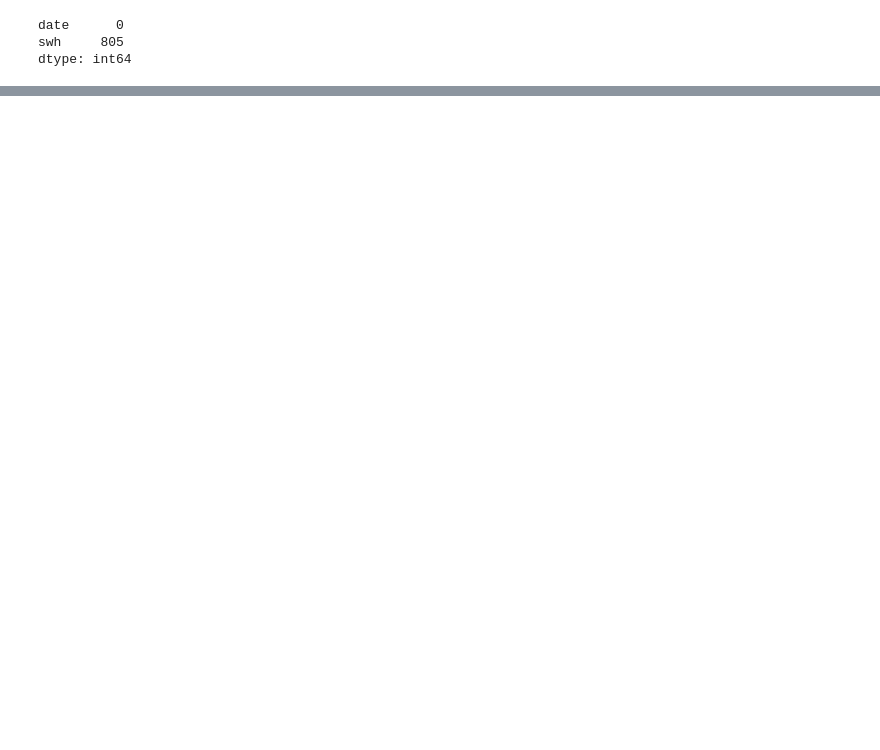
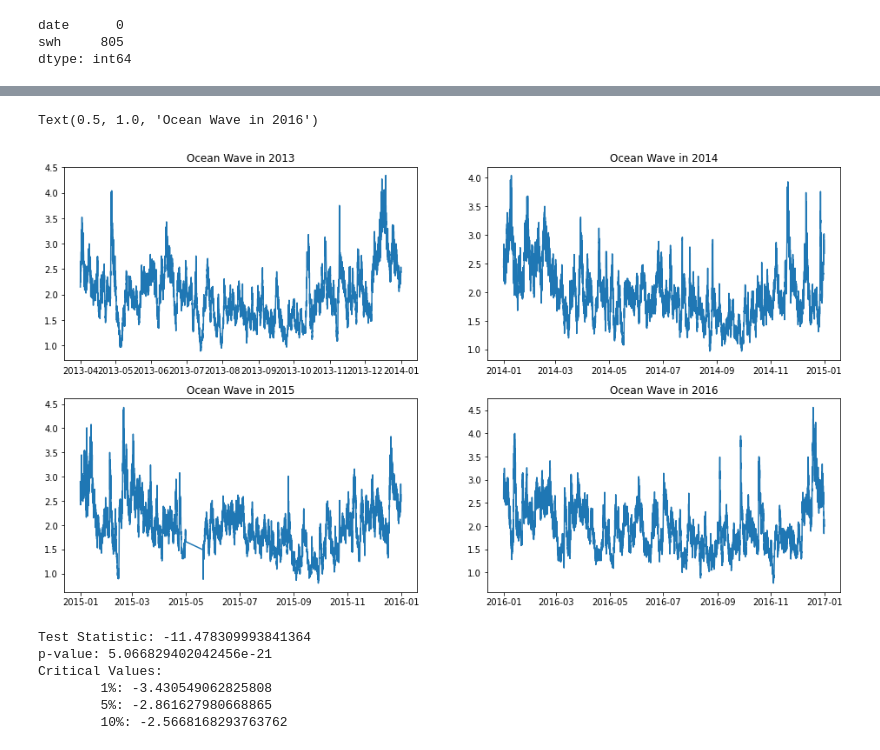
Before and after one commit to jakartaresearch/ocean-wave-prediction, a Jupyter notebook: notebook/0_eda.ipynb, the cells around one changed output, grey strips where cells are left out. Cells and saved outputs as stored; diff of their text form; code cells hidden in the pictures; blank space fills up the shorter version.

```diff
--- a/notebook/0_eda.ipynb
+++ b/notebook/0_eda.ipynb
@@ -90,0 +175,35 @@ dtype: int64
+# %%
+# each year plot
+
+fig, ((ax1, ax2), (ax3, ax4)) = plt.subplots(2, 2, figsize=(16,9))
+ax1.plot('date', 'swh', data=df_interpolate[df_interpolate.date.dt.year==2013])
+ax1.set_title('Ocean Wave in 2013')
+ax2.plot('date', 'swh', data=df_interpolate[df_interpolate.date.dt.year==2014])
+ax2.set_title('Ocean Wave in 2014')
+ax3.plot('date', 'swh', data=df_interpolate[df_interpolate.date.dt.year==2015])
+ax3.set_title('Ocean Wave in 2015')
+ax4.plot('date', 'swh', data=df_interpolate[df_interpolate.date.dt.year==2016])
+ax4.set_title('Ocean Wave in 2016')
+# %% [output]
+Text(0.5, 1.0, 'Ocean Wave in 2016')
+[figure, added]
+# %%
+# Augmented Dickey-Fuller test to determine stationarity
+
+data = df_interpolate['swh']
+adf = adfuller(data)
+print(f'Test Statistic: {adf[0]}')
+print(f'p-value: {adf[1]}')
+print('Critical Values:')
+for key, value in adf[4].items():
+	print(f'\t{key}: {value}')
+
+# p-value is very low, so we reject the null hypothesis
+# which indicates the data is stationary
+# %% [output]
+Test Statistic: -11.478309993841364
+p-value: 5.066829402042456e-21
+Critical Values:
+        1%: -3.430549062825808
+        5%: -2.861627980668865
+        10%: -2.5668168293763762
```
Also changed, not shown: parts of 20 cells of this notebook.
